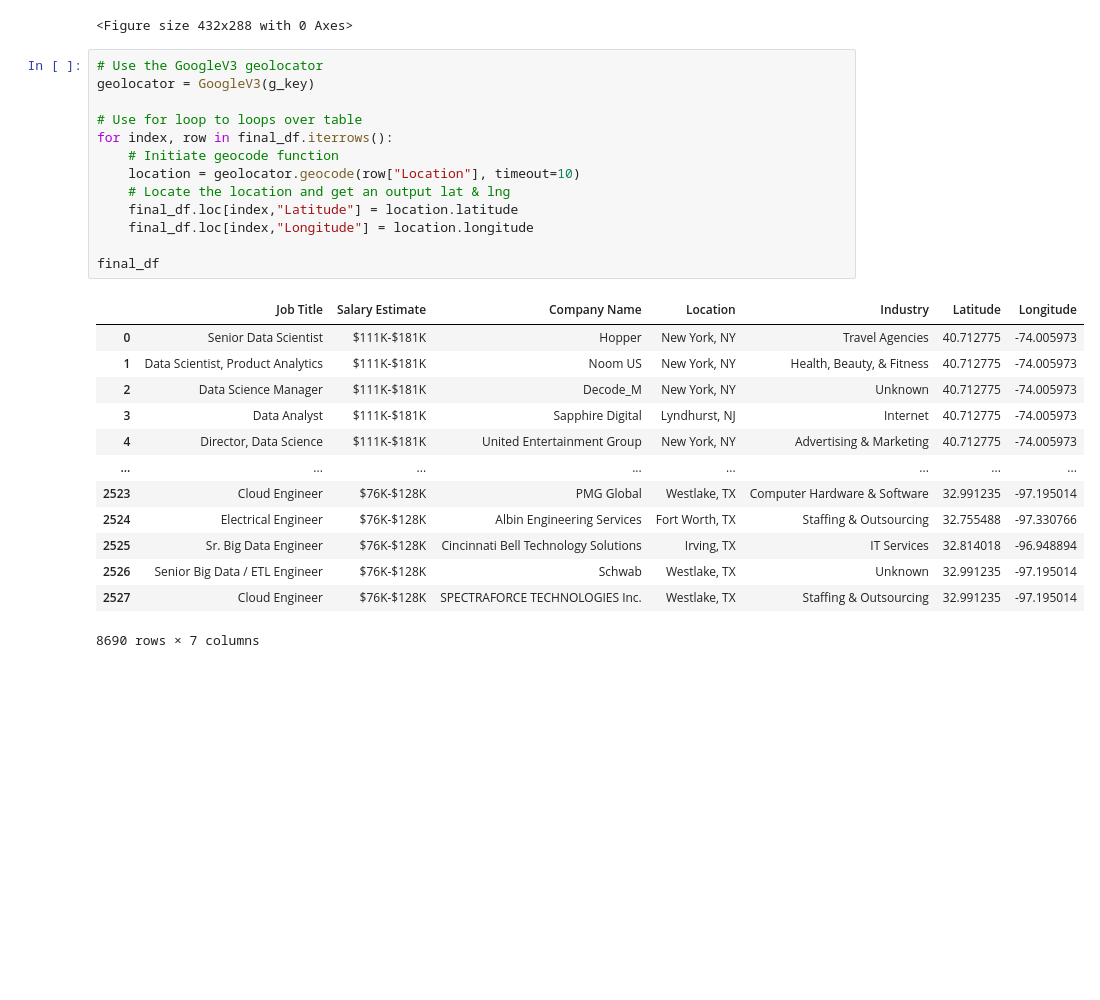
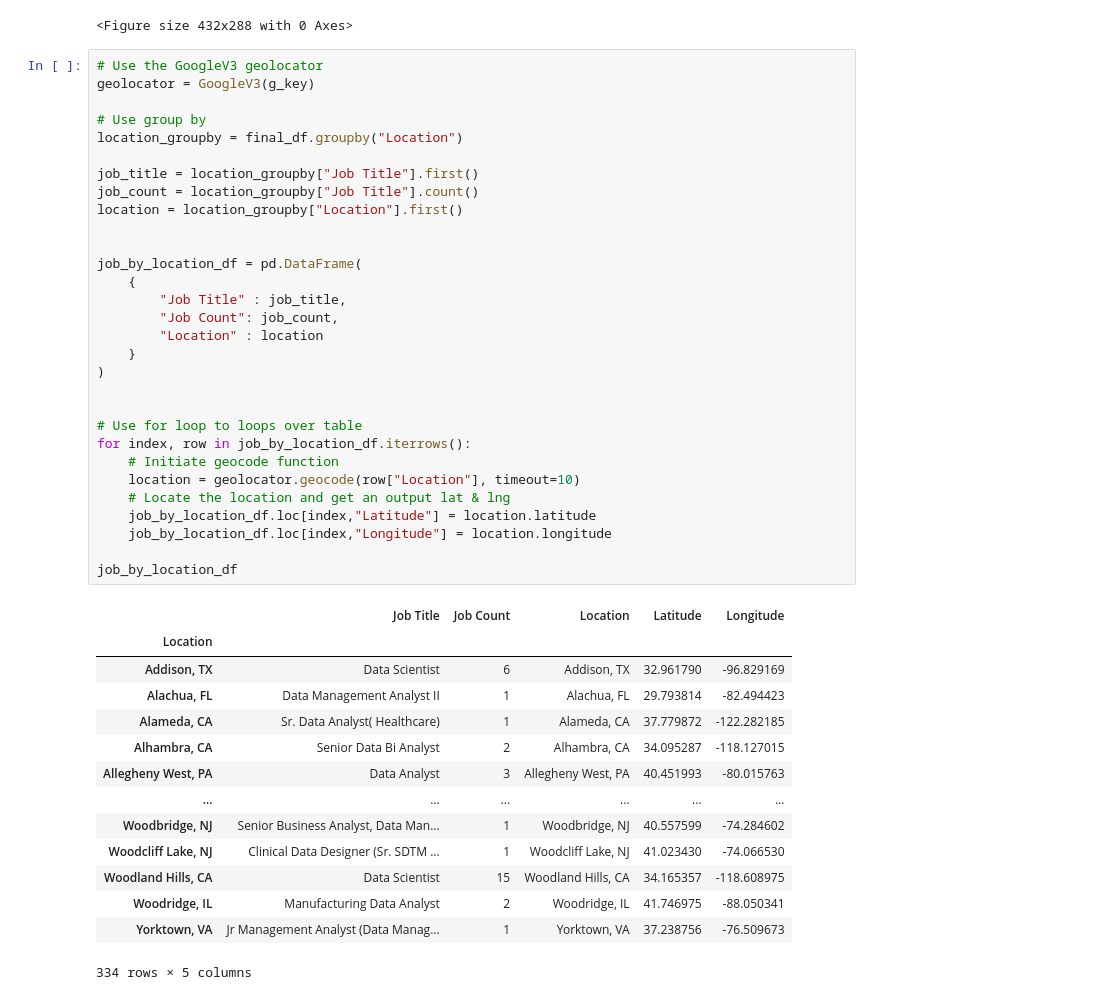
Before and after one commit to chaenii989/Data-Related-Job-Market, a Jupyter notebook: Project1_group3.ipynb, the cells around one changed output. Saved outputs shown, nothing was run; the diff lists cells and outputs as text; blank space fills up the shorter version.

```diff
--- a/Project1_group3.ipynb
+++ b/Project1_group3.ipynb
@@ -131,27 +131,45 @@ plt.tight_layout()
 # %%
 # Use the GoogleV3 geolocator
 geolocator = GoogleV3(g_key)
 
+# Use group by
+location_groupby = final_df.groupby("Location")
+
+job_title = location_groupby["Job Title"].first()
+job_count = location_groupby["Job Title"].count()
+location = location_groupby["Location"].first()
+
+
+job_by_location_df = pd.DataFrame(
+    {
+        "Job Title" : job_title,
+        "Job Count": job_count,
+        "Location" : location
+    }
+)
+
+
 # Use for loop to loops over table
-for index, row in final_df.iterrows():
+for index, row in job_by_location_df.iterrows():
     # Initiate geocode function
     location = geolocator.geocode(row["Location"], timeout=10)
     # Locate the location and get an output lat & lng
-    final_df.loc[index,"Latitude"] = location.latitude
-    final_df.loc[index,"Longitude"] = location.longitude
+    job_by_location_df.loc[index,"Latitude"] = location.latitude
+    job_by_location_df.loc[index,"Longitude"] = location.longitude
 
-final_df
+job_by_location_df
 # %% [output]
-|  | Job Title | Salary Estimate | Company Name | Location | Industry | Latitude | Longitude |
-| 0 | Senior Data Scientist | $111K-$181K | Hopper | New York, NY | Travel Agencies | 40.712775 | -74.005973 |
-| 1 | Data Scientist, Product Analytics | $111K-$181K | Noom US | New York, NY | Health, Beauty, & Fitness | 40.712775 | -74.005973 |
-| 2 | Data Science Manager | $111K-$181K | Decode_M | New York, NY | Unknown | 40.712775 | -74.005973 |
-| 3 | Data Analyst | $111K-$181K | Sapphire Digital | Lyndhurst, NJ | Internet | 40.712775 | -74.005973 |
-| 4 | Director, Data Science | $111K-$181K | United Entertainment Group | New York, NY | Advertising & Marketing | 40.712775 | -74.005973 |
-| ... | ... | ... | ... | ... | ... | ... | ... |
-| 2523 | Cloud Engineer | $76K-$128K | PMG Global | Westlake, TX | Computer Hardware & Software | 32.991235 | -97.195014 |
-| 2524 | Electrical Engineer | $76K-$128K | Albin Engineering Services | Fort Worth, TX | Staffing & Outsourcing | 32.755488 | -97.330766 |
-| 2525 | Sr. Big Data Engineer | $76K-$128K | Cincinnati Bell Technology Solutions | Irving, TX | IT Services | 32.814018 | -96.948894 |
-| 2526 | Senior Big Data / ETL Engineer | $76K-$128K | Schwab | Westlake, TX | Unknown | 32.991235 | -97.195014 |
-| 2527 | Cloud Engineer | $76K-$128K | SPECTRAFORCE TECHNOLOGIES Inc. | Westlake, TX | Staffing & Outsourcing | 32.991235 | -97.195014 |
+|  | Job Title | Job Count | Location | Latitude | Longitude |
+| Location |  |  |  |  |  |
+| Addison, TX | Data Scientist | 6 | Addison, TX | 32.961790 | -96.829169 |
+| Alachua, FL | Data Management Analyst II | 1 | Alachua, FL | 29.793814 | -82.494423 |
+| Alameda, CA | Sr. Data Analyst( Healthcare) | 1 | Alameda, CA | 37.779872 | -122.282185 |
+| Alhambra, CA | Senior Data Bi Analyst | 2 | Alhambra, CA | 34.095287 | -118.127015 |
+| Allegheny West, PA | Data Analyst | 3 | Allegheny West, PA | 40.451993 | -80.015763 |
+| ... | ... | ... | ... | ... | ... |
+| Woodbridge, NJ | Senior Business Analyst, Data Man... | 1 | Woodbridge, NJ | 40.557599 | -74.284602 |
+| Woodcliff Lake, NJ | Clinical Data Designer (Sr. SDTM ... | 1 | Woodcliff Lake, NJ | 41.023430 | -74.066530 |
+| Woodland Hills, CA | Data Scientist | 15 | Woodland Hills, CA | 34.165357 | -118.608975 |
+| Woodridge, IL | Manufacturing Data Analyst | 2 | Woodridge, IL | 41.746975 | -88.050341 |
+| Yorktown, VA | Jr Management Analyst (Data Manag... | 1 | Yorktown, VA | 37.238756 | -76.509673 |
-8690 rows × 7 columns
+334 rows × 5 columns
```
Also changed, not shown: parts of 4 cells of this notebook, 3 other files.
